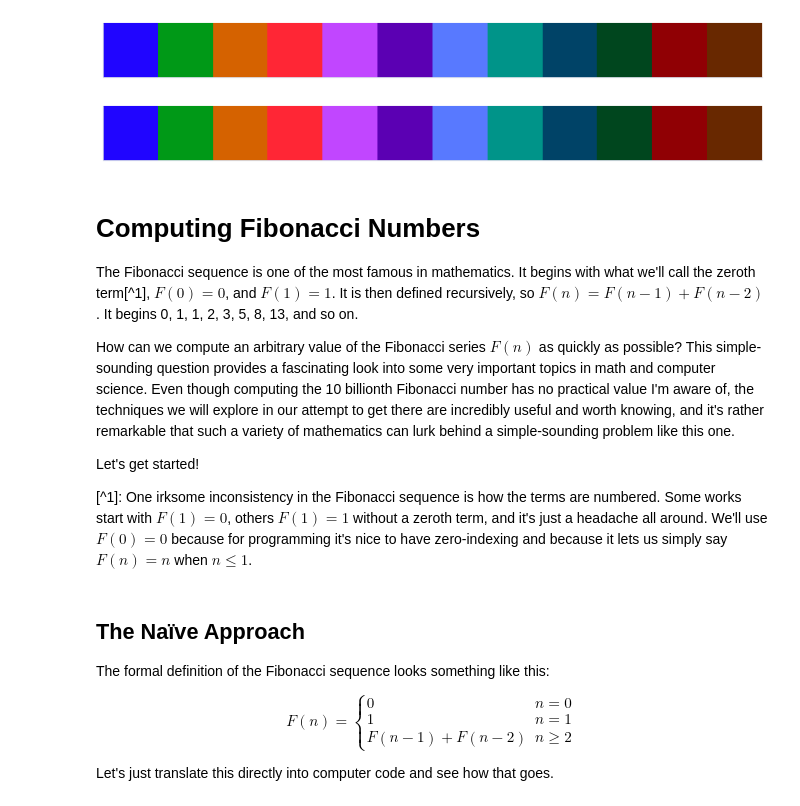
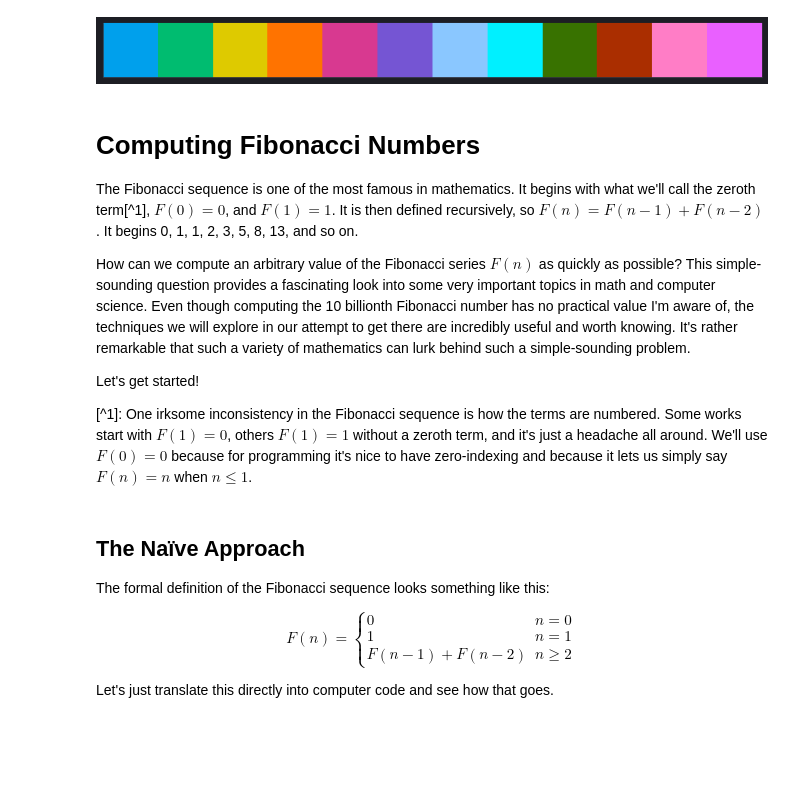
Before and after one commit to nicholas-miklaucic/rho, a Jupyter notebook: fast-fib.ipynb, the cells around one changed output. Cells and saved outputs as stored; diff of their text form; code cells hidden in the pictures; blank space fills up the shorter version.

Commit message:
Updated fibonacci

```diff
--- a/fast-fib.ipynb
+++ b/fast-fib.ipynb
@@ -1,31 +1,23 @@
 # %%
 #constellate: setup
 
 import numpy as np
 import pandas as pd
 import seaborn as sns
 import matplotlib.pyplot as plt
 import colorcet as cc
-import rho_plus
+import rho_plus as rp
 
-IS_DARK = False
-theme, cs = rho_plus.mpl_setup(IS_DARK)
-plt.style.use(theme)
+theme, cs = rp.mpl_setup(True)
 sns.palplot(cs)
-
-IS_DARK = False
-theme, cs = rho_plus.mpl_setup(IS_DARK)
-plt.style.use(theme)
-sns.palplot(cs)
 # %% [output]
-[figure, old version]
+[figure, new version]
-[figure, removed]
 # %% [markdown]
 # Computing Fibonacci Numbers
 
 The Fibonacci sequence is one of the most famous in mathematics. It begins with what we'll call the zeroth term[^1], $F(0) = 0$, and $F(1) = 1$. It is then defined recursively, so $F(n) = F(n-1) + F(n-2)$. It begins 0, 1, 1, 2, 3, 5, 8, 13, and so on.
 
-How can we compute an arbitrary value of the Fibonacci series $F(n)$ as quickly as possible? This simple-sounding question provides a fascinating look into some very important topics in math and computer science. Even though computing the 10 billionth Fibonacci number has no practical value I'm aware of, the techniques we will explore in our attempt to get there are incredibly useful and worth knowing, and it's rather remarkable that such a variety of mathematics can lurk behind a simple-sounding problem like this one.
+How can we compute an arbitrary value of the Fibonacci series $F(n)$ as quickly as possible? This simple-sounding question provides a fascinating look into some very important topics in math and computer science. Even though computing the 10 billionth Fibonacci number has no practical value I'm aware of, the techniques we will explore in our attempt to get there are incredibly useful and worth knowing. It's rather remarkable that such a variety of mathematics can lurk behind such a simple-sounding problem.
 
 Let's get started!
 
```
Also changed, not shown: parts of 32 cells of this notebook, 2 other files.
